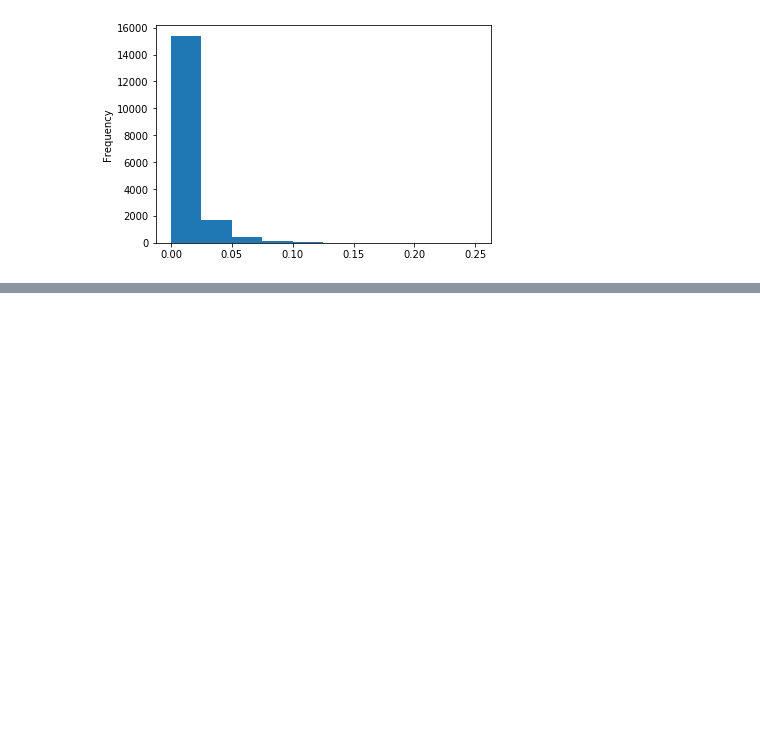
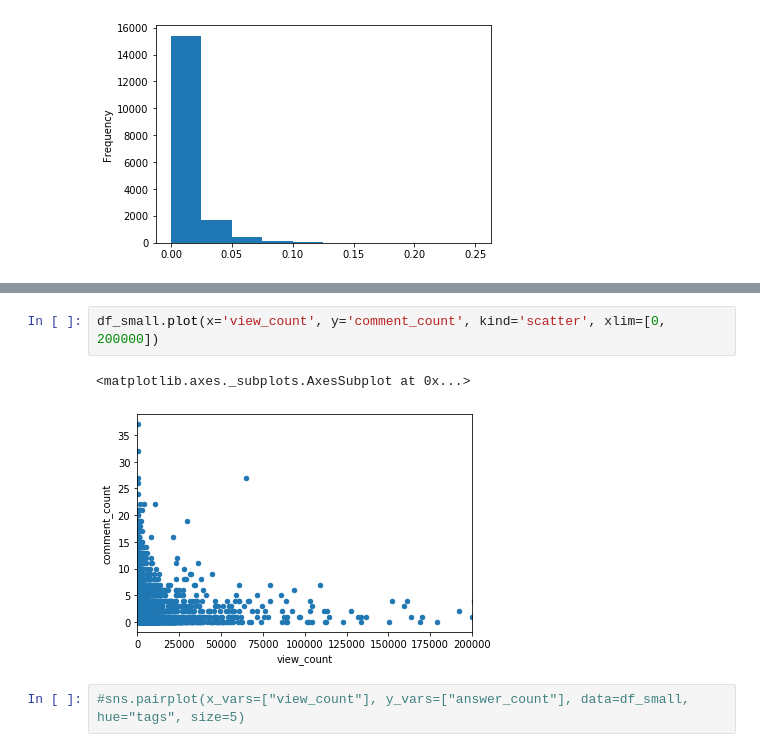
Before and after one commit to tarrade/proj_NLP_text_classification_with_GCP, a Jupyter notebook: notebook/01-Exploration-BigQuery-Prinz.ipynb, the cells around one changed output, grey strips where cells are left out. Drawn from its saved outputs; the diff is of its cells as text; blank space fills up the shorter version.

```diff
--- a/notebook/01-Exploration-BigQuery-Prinz.ipynb
+++ b/notebook/01-Exploration-BigQuery-Prinz.ipynb
@@ -449,0 +161,7 @@ df_small['view_answer_ratio'].plot(kind='hist')
+# %%
+df_small.plot(x='view_count', y='comment_count', kind='scatter', xlim=[0, 200000])
+# %% [output]
+<matplotlib.axes._subplots.AxesSubplot at 0x...>
+[figure, added]
+# %%
+#sns.pairplot(x_vars=["view_count"], y_vars=["answer_count"], data=df_small, hue="tags", size=5)
```
Also changed, not shown: parts of 78 cells of this notebook, 1 other file.
